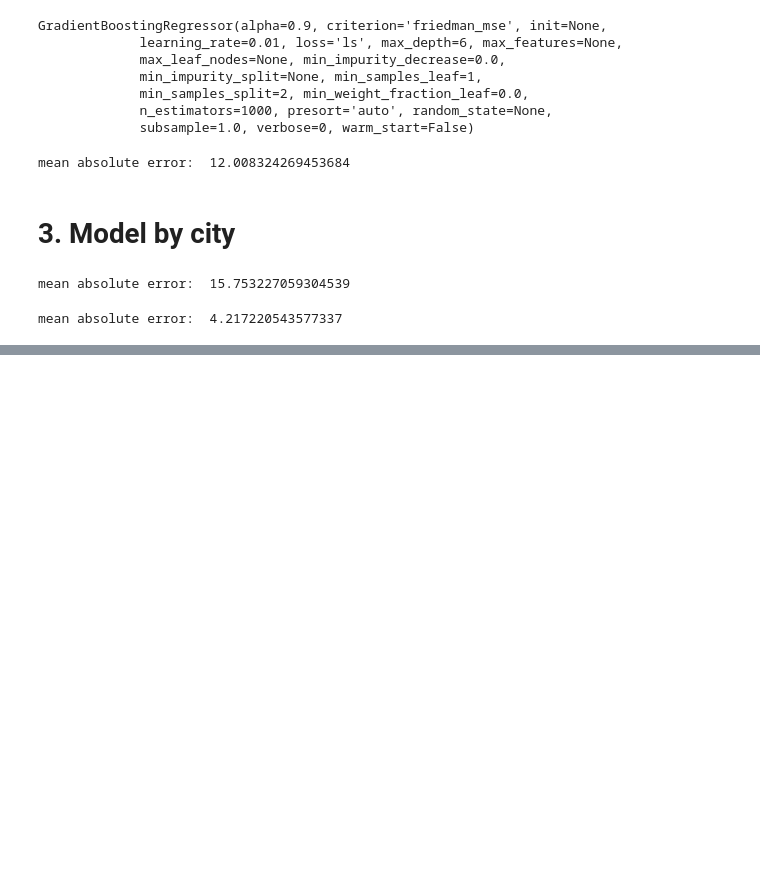
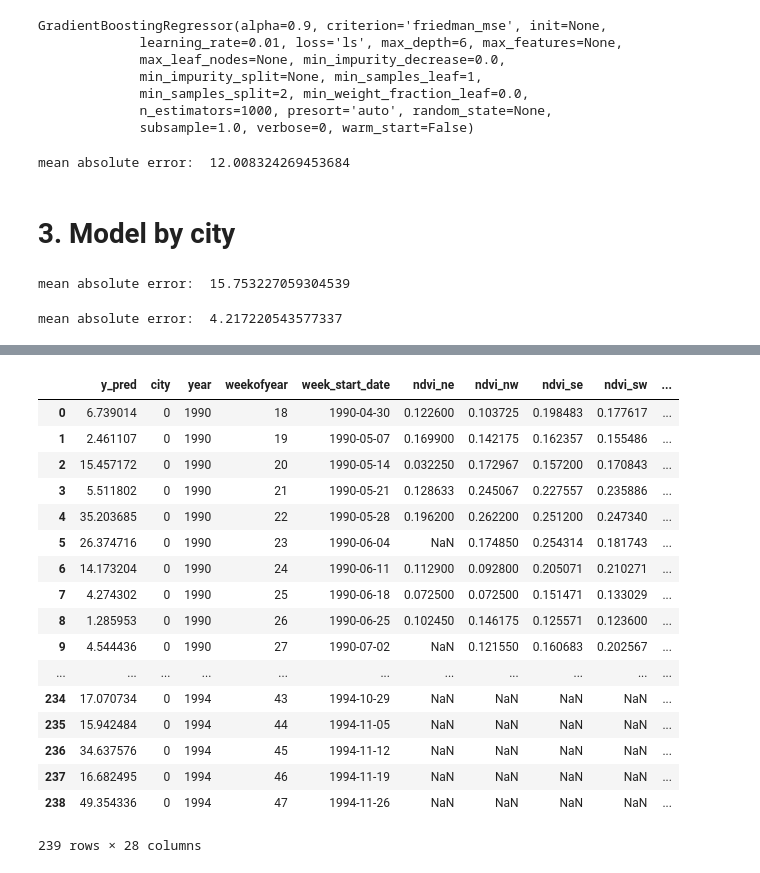
Before and after one commit to corybaird/Predicting_Disease_Spread, a Jupyter notebook: Asumi_Dengues_EDA2.ipynb, the cells around one changed output, grey strips where cells are left out. Drawn from its saved outputs; the diff is of its cells as text; code cells hidden in the pictures; blank space fills up the shorter version.

```diff
--- a/Asumi_Dengues_EDA2.ipynb
+++ b/Asumi_Dengues_EDA2.ipynb
@@ -256,0 +411,21 @@ mean absolute error:  4.217220543577337
+# %%
+result2
+# %% [output]
+|  | y_pred | city | year | weekofyear | week_start_date | ndvi_ne | ndvi_nw | ndvi_se | ndvi_sw | ... |
+| 0 | 6.739014 | 0 | 1990 | 18 | 1990-04-30 | 0.122600 | 0.103725 | 0.198483 | 0.177617 | ... |
+| 1 | 2.461107 | 0 | 1990 | 19 | 1990-05-07 | 0.169900 | 0.142175 | 0.162357 | 0.155486 | ... |
+| 2 | 15.457172 | 0 | 1990 | 20 | 1990-05-14 | 0.032250 | 0.172967 | 0.157200 | 0.170843 | ... |
+| 3 | 5.511802 | 0 | 1990 | 21 | 1990-05-21 | 0.128633 | 0.245067 | 0.227557 | 0.235886 | ... |
+| 4 | 35.203685 | 0 | 1990 | 22 | 1990-05-28 | 0.196200 | 0.262200 | 0.251200 | 0.247340 | ... |
+| 5 | 26.374716 | 0 | 1990 | 23 | 1990-06-04 | NaN | 0.174850 | 0.254314 | 0.181743 | ... |
+| 6 | 14.173204 | 0 | 1990 | 24 | 1990-06-11 | 0.112900 | 0.092800 | 0.205071 | 0.210271 | ... |
+| 7 | 4.274302 | 0 | 1990 | 25 | 1990-06-18 | 0.072500 | 0.072500 | 0.151471 | 0.133029 | ... |
+| 8 | 1.285953 | 0 | 1990 | 26 | 1990-06-25 | 0.102450 | 0.146175 | 0.125571 | 0.123600 | ... |
+| 9 | 4.544436 | 0 | 1990 | 27 | 1990-07-02 | NaN | 0.121550 | 0.160683 | 0.202567 | ... |
+| ... | ... | ... | ... | ... | ... | ... | ... | ... | ... | ... |
+| 234 | 17.070734 | 0 | 1994 | 43 | 1994-10-29 | NaN | NaN | NaN | NaN | ... |
+| 235 | 15.942484 | 0 | 1994 | 44 | 1994-11-05 | NaN | NaN | NaN | NaN | ... |
+| 236 | 34.637576 | 0 | 1994 | 45 | 1994-11-12 | NaN | NaN | NaN | NaN | ... |
+| 237 | 16.682495 | 0 | 1994 | 46 | 1994-11-19 | NaN | NaN | NaN | NaN | ... |
+| 238 | 49.354336 | 0 | 1994 | 47 | 1994-11-26 | NaN | NaN | NaN | NaN | ... |
+239 rows × 28 columns
```
Also changed, not shown: parts of 15 cells of this notebook.
